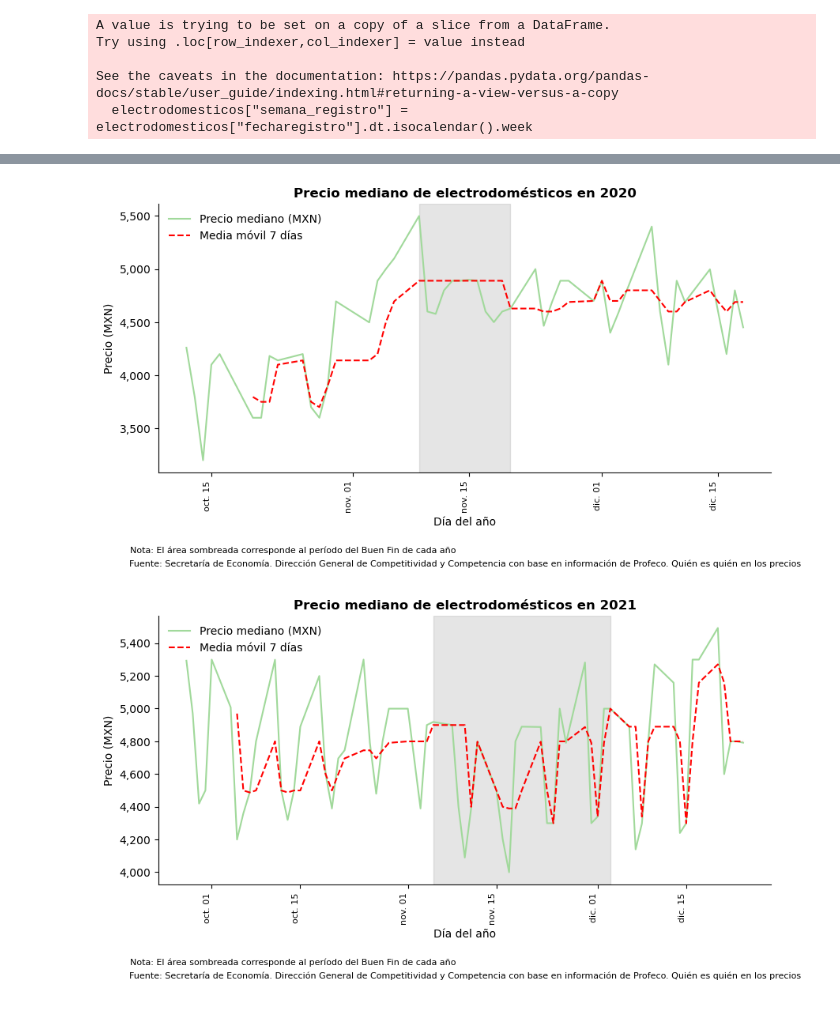
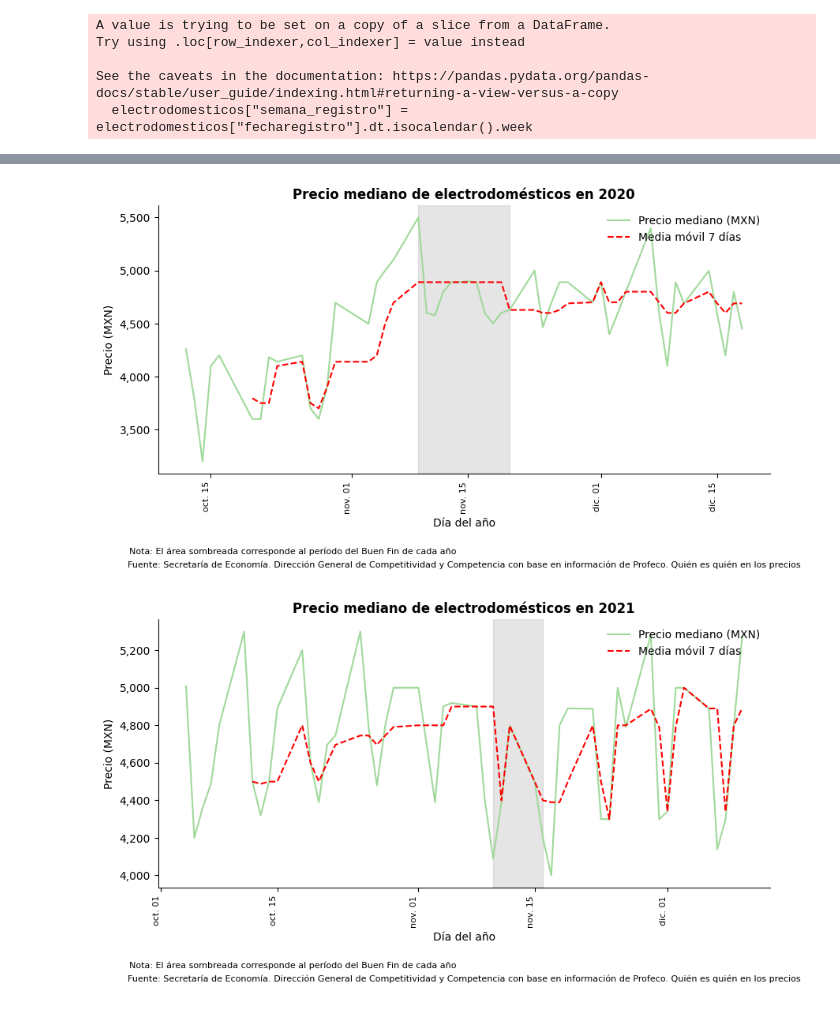
Before and after one commit to labdatos-se/economia, a Jupyter notebook: qeq_precios_profeco.ipynb, the cells around one changed output, grey strips where cells are left out. Drawn from its saved outputs; the diff is of its cells as text; code cells hidden in the pictures.

Commit message:
Modificación de código para obtener info de electrodomésticos

```diff
--- a/qeq_precios_profeco.ipynb
+++ b/qeq_precios_profeco.ipynb
@@ -146,15 +146,15 @@ week_numbers_bf
  2022: [range(46, 48)]}
 # %%
 # Periods with 4 weeks before and after
-periods = ["2015-10-16_2015-11-20",
-           "2016-10-14_2016-11-18",
-           "2017-10-13_2017-11-17",
-           "2018-10-12_2018-11-16",
-           "2019-11-01_2019-11-29",
-           "2020-11-09_2020-11-20",
-           "2021-11-05_2021-12-03",
-           "2022-11-04_2022-12-02"]
 
+periods = ["2015-11-13_2015-11-16",
+            "2016-11-18_2016-11-21",
+            "2017-11-17_2017-11-20",
+            "2018-11-16_2018-11-19",
+            "2019-11-15_2019-11-18",
+            "2020-11-09_2020-11-20",
+            "2021-11-10_2021-11-16",
+            "2022-11-18_2022-11-21"]
 # Generate list of week numbers for each period
 week_numbers = {}
 for period in periods:
@@ -189,14 +189,11 @@ week_numbers
 # %%
-#Con base en el diccionario anterior, filtrar la lista archivos
-#Lista de archivos filtrados
 archivos_buenfin = []
 for i in range(len(archivos)):
     for j in range(len(archivos[i])):
-        year = (archivos[i][j][2:6])
-        week_number = (archivos[i][j][0:2])
-        #Filtrar por año con base en el diccionario week_numbers
+        year = archivos[i][j][2:6]
+        week_number = archivos[i][j][0:2]
+        # Filtrar por semana con base en el diccionario week_numbers
         if int(year) in week_numbers:
-            #Filtrar por número de semana con base en el diccionario week_numbers
             for week in week_numbers[int(year)]:
                 if int(week_number) in week:
                     archivos_buenfin.append(archivos[i][j])
@@ -350,0 +364,6 @@ electrodomesticos
+# %%
+for period in periods:
+        start_date, end_date = period.split("_")
+        start_week = datetime.datetime.strptime(start_date, "%Y-%m-%d").isocalendar()[1]
+        end_week = datetime.datetime.strptime(end_date, "%Y-%m-%d").isocalendar()[1]
+        print("Periodo "+str(start_week)+"-"+str(end_week))
@@ -431,7 +462,7 @@ for year in electrodomesticos["fecharegistro"].dt.year.unique():
     plt.title("Precio mediano de electrodomésticos en "+str(year), size=12, weight="bold")
     plt.xlabel("Día del año")
     plt.ylabel("Precio (MXN)")
-    plt.legend(['Precio mediano (MXN)','Media móvil 7 días'], frameon=False)
+    plt.legend(['Precio mediano (MXN)','Media móvil 7 días'], frameon=False,loc='upper right')
         #Eliminar los bordes
     plt.gca().spines['top'].set_visible(False)
     plt.gca().spines['right'].set_visible(False)
@@ -443,5 +474,5 @@ for year in electrodomesticos["fecharegistro"].dt.year.unique():
 
     plt.text(0.22, -0.3, "Nota: El área sombreada corresponde al período del Buen Fin de cada año", size=8, ha="center", transform=plt.gca().transAxes)
     plt.text(0.5, -0.35, "Fuente: Secretaría de Economía. Dirección General de Competitividad y Competencia con base en información de Profeco. Quién es quién en los precios", size=8, ha="center", transform=plt.gca().transAxes)
-    plt.savefig("profeco/precio_med_elect_dia_"+str(year)+".png", bbox_inches="tight")
+    plt.savefig("profeco/precio_med_elect_dia_"+str(year)+".png", bbox_inches="tight",transparent=True)
 # %% [output]
@@ -453,2 +484,2 @@ for year in electrodomesticos["fecharegistro"].dt.year.unique():
-[figure, old version]
+[figure, new version]
-[figure, old version]
+[figure, new version]
```
Also changed, not shown: parts of 12 cells of this notebook.
